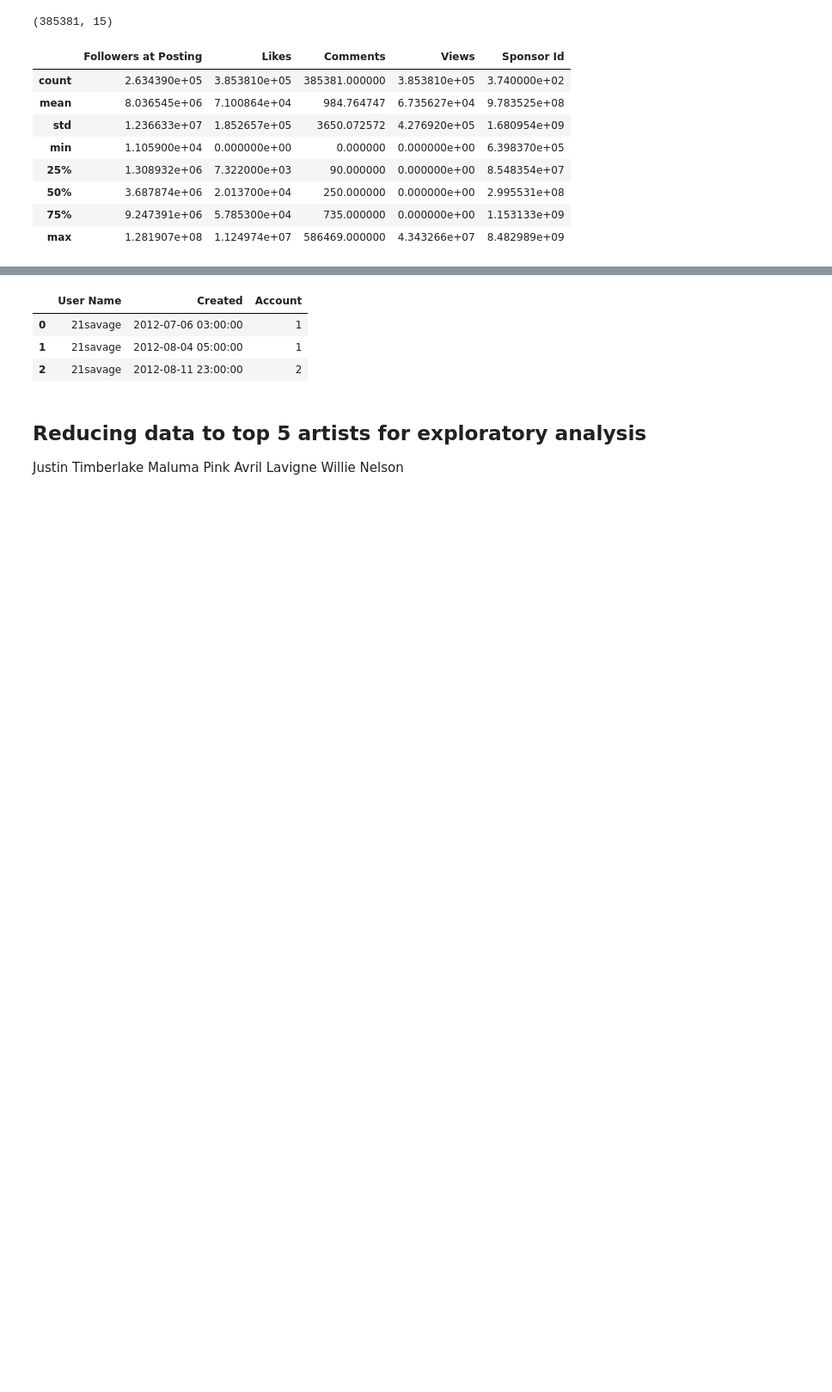
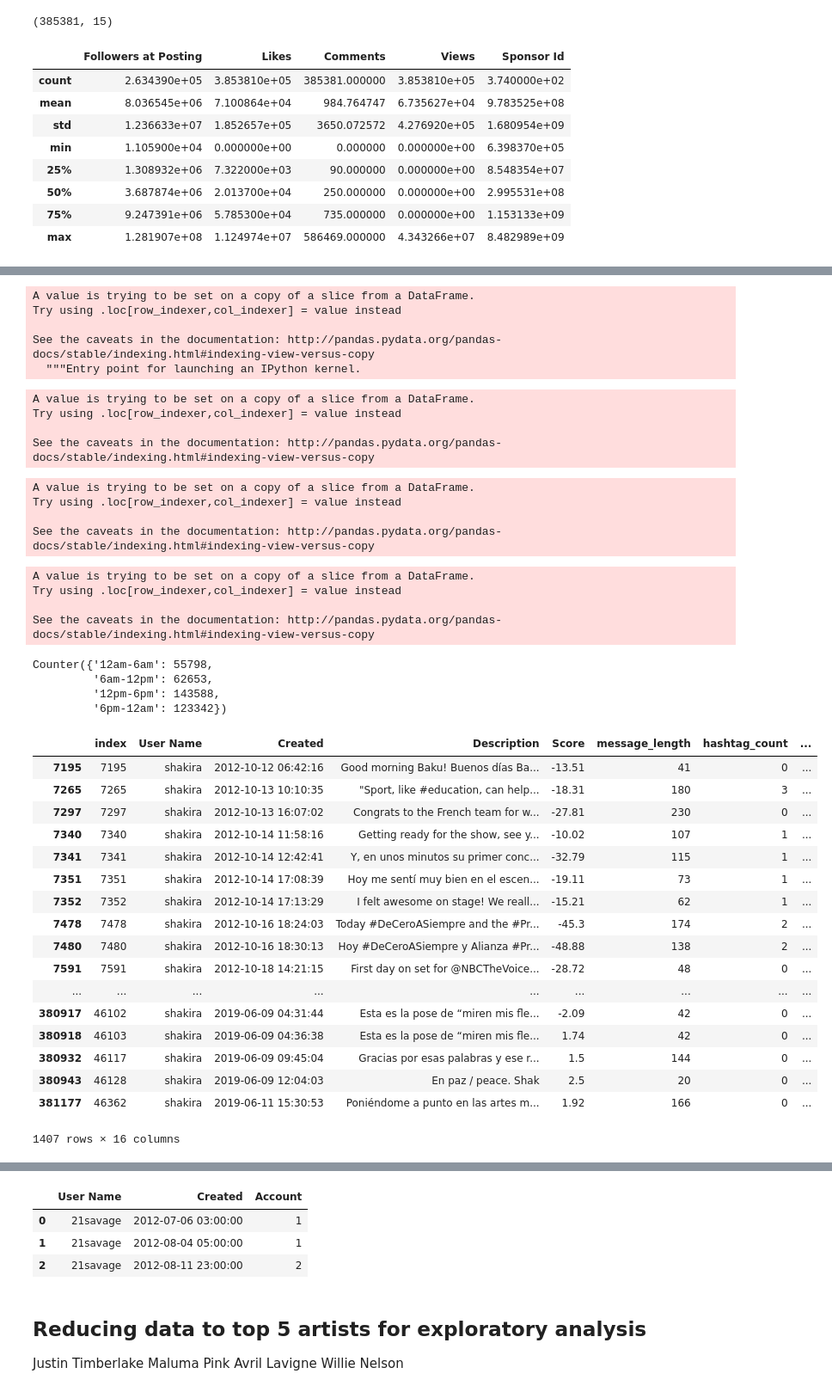
Before and after one commit to ghazalerfani/SocialMedia-Music, a Jupyter notebook: Instagram_EDA.ipynb, the cells around one changed output, grey strips where cells are left out. Shown: that part at 86% size. Cells and saved outputs as stored; diff of their text form; code cells hidden in the pictures; blank space fills up the shorter version.

Commit message:
Few updates for Instagram features and feature creation

```diff
--- a/Instagram_EDA.ipynb
+++ b/Instagram_EDA.ipynb
@@ -102,0 +116,32 @@ df.sample(4).T
+# %%
+df_selected['Description'] = df_selected['Description'].astype(str)
+# %% [output]
+A value is trying to be set on a copy of a slice from a DataFrame.
+Try using .loc[row_indexer,col_indexer] = value instead
+
+See the caveats in the documentation: http://pandas.pydata.org/pandas-docs/stable/indexing.html#indexing-view-versus-copy
+  """Entry point for launching an IPython kernel.
+# %%
+#Number of characters in message custom feature
+df_selected['message_length'] = df_selected['Description'].apply(len)
+# %% [output]
+A value is trying to be set on a copy of a slice from a DataFrame.
+Try using .loc[row_indexer,col_indexer] = value instead
+
+See the caveats in the documentation: http://pandas.pydata.org/pandas-docs/stable/indexing.html#indexing-view-versus-copy
+# %%
+#Number of hashtags custom feature
+df_selected['hashtag_count'] = df_selected['Description'].apply(lambda x : x.count('#'))
+# %% [output]
+A value is trying to be set on a copy of a slice from a DataFrame.
+Try using .loc[row_indexer,col_indexer] = value instead
+
+See the caveats in the documentation: http://pandas.pydata.org/pandas-docs/stable/indexing.html#indexing-view-versus-copy
+# %%
+#Social Engagement Score
+df_selected['social_engagement_score'] = (df_selected['Likes'] + df_selected['Comments']) / df_selected['Followers at Posting']
+# %% [output]
+A value is trying to be set on a copy of a slice from a DataFrame.
+Try using .loc[row_indexer,col_indexer] = value instead
+
+See the caveats in the documentation: http://pandas.pydata.org/pandas-docs/stable/indexing.html#indexing-view-versus-copy
@@ -102,0 +181,41 @@ df.sample(4).T
+# %%
+#Creating time of day buckets (e.g. 0-6am, 6-12pm, 12-6, 6-12am)
+df_selected['time_of_day'] = df_selected['Created'].apply(lambda x : time_of_day_creation(x.hour))
+# %%
+#OHE for time of day field
+df_selected = pd.concat([df_selected,pd.get_dummies(df_selected['time_of_day'],prefix='tod')],axis=1)
+# %%
+Counter(df_selected['time_of_day'])
+# %% [output]
+Counter({'12am-6am': 55798,
+         '6am-12pm': 62653,
+         '12pm-6pm': 143588,
+         '6pm-12am': 123342})
+# %%
+#Time between prior and current post
+df_selected['time_since_last_post'] = df_selected.groupby('User Name')['Created'].diff()
+# %%
+#Dropping extraneous columns
+df_selected.drop(['Likes','Comments','Views','Followers at Posting','time_of_day'],axis=1,inplace=True)
+df_selected.drop('Type',axis=1,inplace=True)
+# %%
+df_selected[df_selected['User Name'] == 'shakira']
+# %% [output]
+|  | index | User Name | Created | Description | Score | message_length | hashtag_count | ... |
+| 7195 | 7195 | shakira | 2012-10-12 06:42:16 | Good morning Baku! Buenos días Ba... | -13.51 | 41 | 0 | ... |
+| 7265 | 7265 | shakira | 2012-10-13 10:10:35 | "Sport, like #education, can help... | -18.31 | 180 | 3 | ... |
+| 7297 | 7297 | shakira | 2012-10-13 16:07:02 | Congrats to the French team for w... | -27.81 | 230 | 0 | ... |
+| 7340 | 7340 | shakira | 2012-10-14 11:58:16 | Getting ready for the show, see y... | -10.02 | 107 | 1 | ... |
+| 7341 | 7341 | shakira | 2012-10-14 12:42:41 | Y, en unos minutos su primer conc... | -32.79 | 115 | 1 | ... |
+| 7351 | 7351 | shakira | 2012-10-14 17:08:39 | Hoy me sentí muy bien en el escen... | -19.11 | 73 | 1 | ... |
+| 7352 | 7352 | shakira | 2012-10-14 17:13:29 | I felt awesome on stage! We reall... | -15.21 | 62 | 1 | ... |
+| 7478 | 7478 | shakira | 2012-10-16 18:24:03 | Today #DeCeroASiempre and the #Pr... | -45.3 | 174 | 2 | ... |
+| 7480 | 7480 | shakira | 2012-10-16 18:30:13 | Hoy #DeCeroASiempre y Alianza #Pr... | -48.88 | 138 | 2 | ... |
+| 7591 | 7591 | shakira | 2012-10-18 14:21:15 | First day on set for @NBCTheVoice... | -28.72 | 48 | 0 | ... |
+| ... | ... | ... | ... | ... | ... | ... | ... | ... |
+| 380917 | 46102 | shakira | 2019-06-09 04:31:44 | Esta es la pose de “miren mis fle... | -2.09 | 42 | 0 | ... |
+| 380918 | 46103 | shakira | 2019-06-09 04:36:38 | Esta es la pose de “miren mis fle... | 1.74 | 42 | 0 | ... |
+| 380932 | 46117 | shakira | 2019-06-09 09:45:04 | Gracias por esas palabras y ese r... | 1.5 | 144 | 0 | ... |
+| 380943 | 46128 | shakira | 2019-06-09 12:04:03 | En paz / peace. Shak | 2.5 | 20 | 0 | ... |
+| 381177 | 46362 | shakira | 2019-06-11 15:30:53 | Poniéndome a punto en las artes m... | 1.92 | 166 | 0 | ... |
+1407 rows × 16 columns
```
Also changed, not shown: parts of 15 cells of this notebook.
